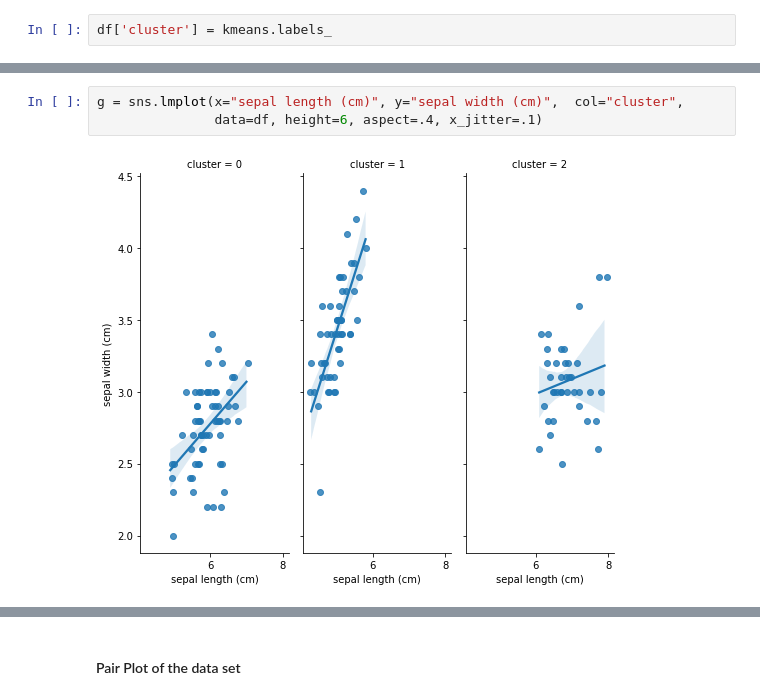
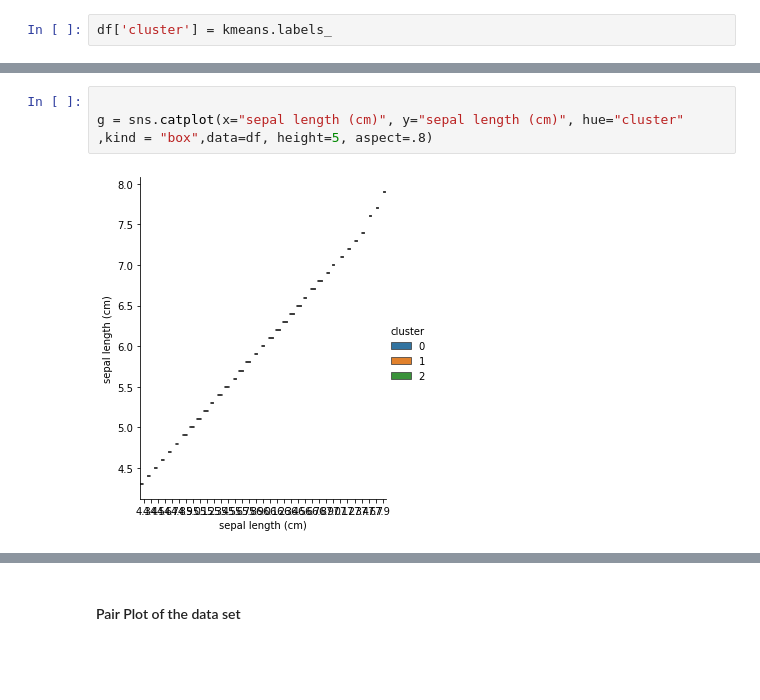
Before and after one commit to neadie/MachineLearningAndStatistics, a Jupyter notebook: tasksmachineLearningandStats.ipynb, the cells around one changed output, grey strips where cells are left out. Cells and saved outputs as stored; diff of their text form; blank space fills up the shorter version.

```diff
--- a/tasksmachineLearningandStats.ipynb
+++ b/tasksmachineLearningandStats.ipynb
@@ -430,5 +424,5 @@ sns.violinplot('cluster','petal length (cm)',data=df,palette='coolwarm',ax=ax2)
 # %%
-g = sns.lmplot(x="sepal length (cm)", y="sepal width (cm)",  col="cluster",
-               data=df, height=6, aspect=.4, x_jitter=.1)
+
+g = sns.catplot(x="sepal length (cm)", y="sepal length (cm)", hue="cluster" ,kind = "box",data=df, height=5, aspect=.8)
 # %% [output]
-[figure, old version]
+[figure, new version]
```
Also changed, not shown: parts of 9 cells of this notebook.
